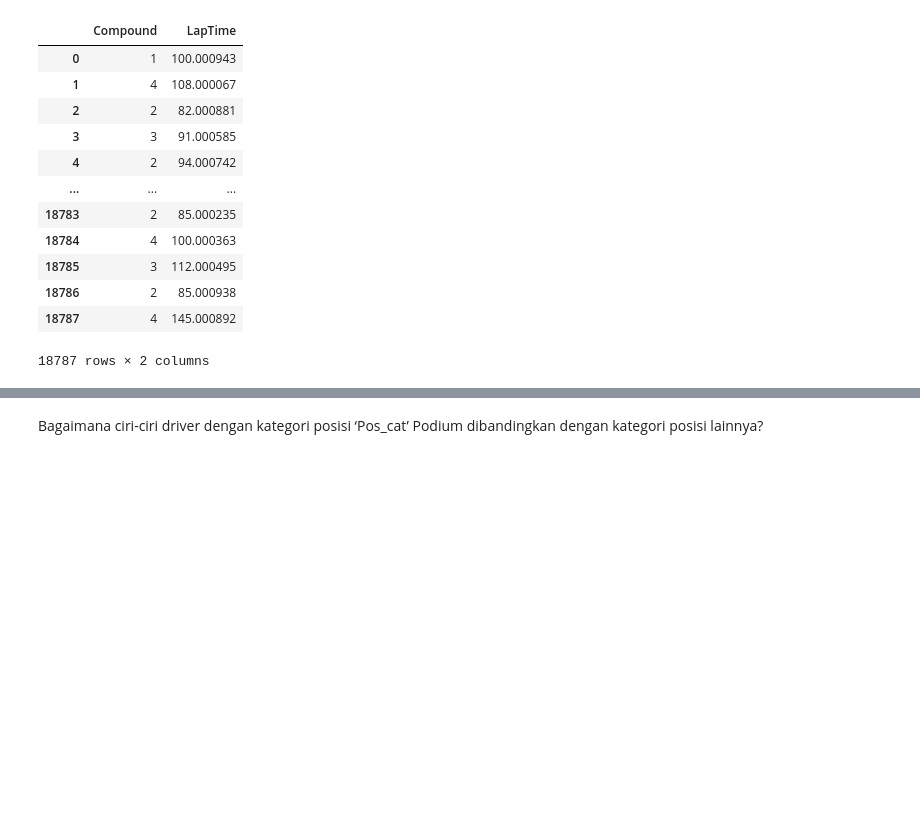
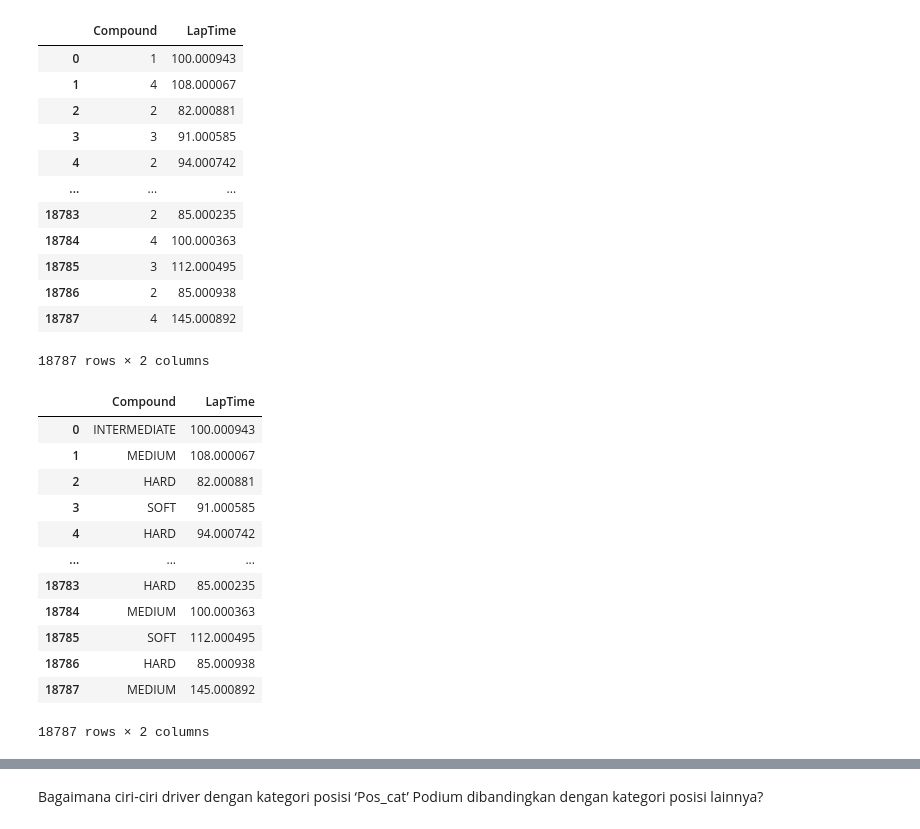
Before and after one commit to F1-biasa-aja/F1-kasdd, a Jupyter notebook: F1 Biasa Aja.ipynb, the cells around one changed output, grey strips where cells are left out. Cells and saved outputs as stored; diff of their text form; code cells hidden in the pictures; blank space fills up the shorter version.

```diff
--- a/F1 Biasa Aja.ipynb
+++ b/F1 Biasa Aja.ipynb
@@ -374,3 +376,20 @@ compount_influence
 | 18786 | 2 | 85.000938 |
 | 18787 | 4 | 145.000892 |
 18787 rows × 2 columns
+# %%
+compount_influence['Compound'] = compount_influence['Compound'].map({1: 'INTERMEDIATE', 4: 'MEDIUM', 2: 'HARD', 3: 'SOFT', 0: 'WET'})
+compount_influence
+# %% [output]
+|  | Compound | LapTime |
+| 0 | INTERMEDIATE | 100.000943 |
+| 1 | MEDIUM | 108.000067 |
+| 2 | HARD | 82.000881 |
+| 3 | SOFT | 91.000585 |
+| 4 | HARD | 94.000742 |
+| ... | ... | ... |
+| 18783 | HARD | 85.000235 |
+| 18784 | MEDIUM | 100.000363 |
+| 18785 | SOFT | 112.000495 |
+| 18786 | HARD | 85.000938 |
+| 18787 | MEDIUM | 145.000892 |
+18787 rows × 2 columns
```
Also changed, not shown: parts of 6 cells of this notebook.
